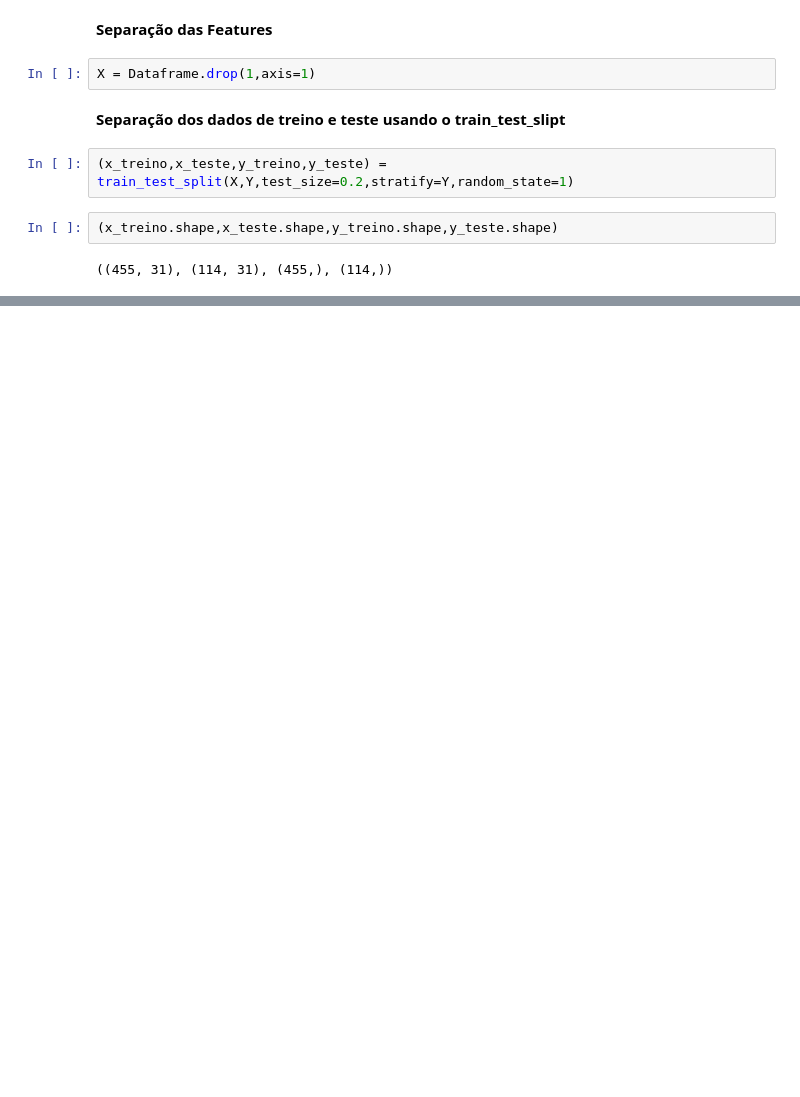
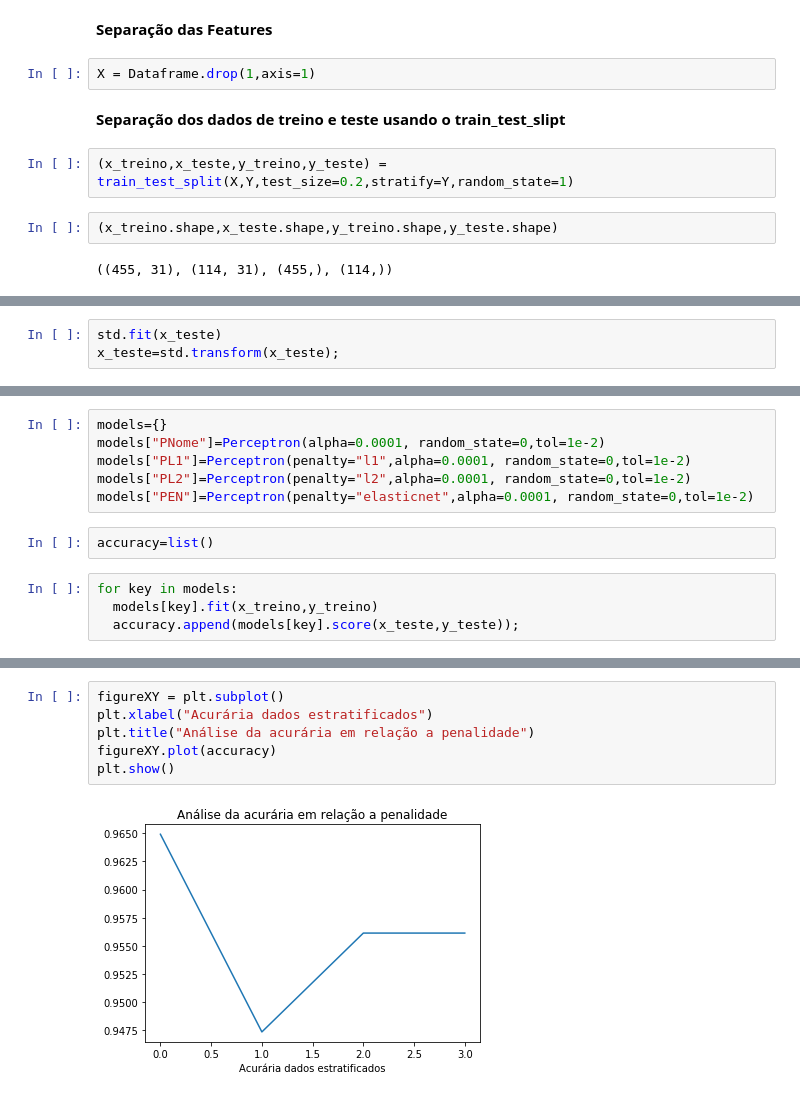
Before and after one commit to JoaoMateus1010/MachineLearning, a Jupyter notebook: works/Lista_07/Lista07.ipynb, the cells around one changed output, grey strips where cells are left out. Drawn from its saved outputs; the diff is of its cells as text; blank space fills up the shorter version.

```diff
--- a/works/Lista_07/Lista07.ipynb
+++ b/works/Lista_07/Lista07.ipynb
@@ -90,0 +126,3 @@ X = Dataframe.drop(1,axis=1)
+# %%
+std.fit(x_teste)
+x_teste=std.transform(x_teste);
@@ -90,0 +131,12 @@ X = Dataframe.drop(1,axis=1)
+# %%
+models={}
+models["PNome"]=Perceptron(alpha=0.0001, random_state=0,tol=1e-2)
+models["PL1"]=Perceptron(penalty="l1",alpha=0.0001, random_state=0,tol=1e-2)
+models["PL2"]=Perceptron(penalty="l2",alpha=0.0001, random_state=0,tol=1e-2)
+models["PEN"]=Perceptron(penalty="elasticnet",alpha=0.0001, random_state=0,tol=1e-2)
+# %%
+accuracy=list()
+# %%
+for key in models:
+  models[key].fit(x_treino,y_treino)
+  accuracy.append(models[key].score(x_teste,y_teste));
@@ -90,0 +175,8 @@ X = Dataframe.drop(1,axis=1)
+# %%
+figureXY = plt.subplot()
+plt.xlabel("Acurária dados estratificados")
+plt.title("Análise da acurária em relação a penalidade")
+figureXY.plot(accuracy)
+plt.show()
+# %% [output]
+[figure, added]
```
Also changed, not shown: parts of 18 cells of this notebook.
